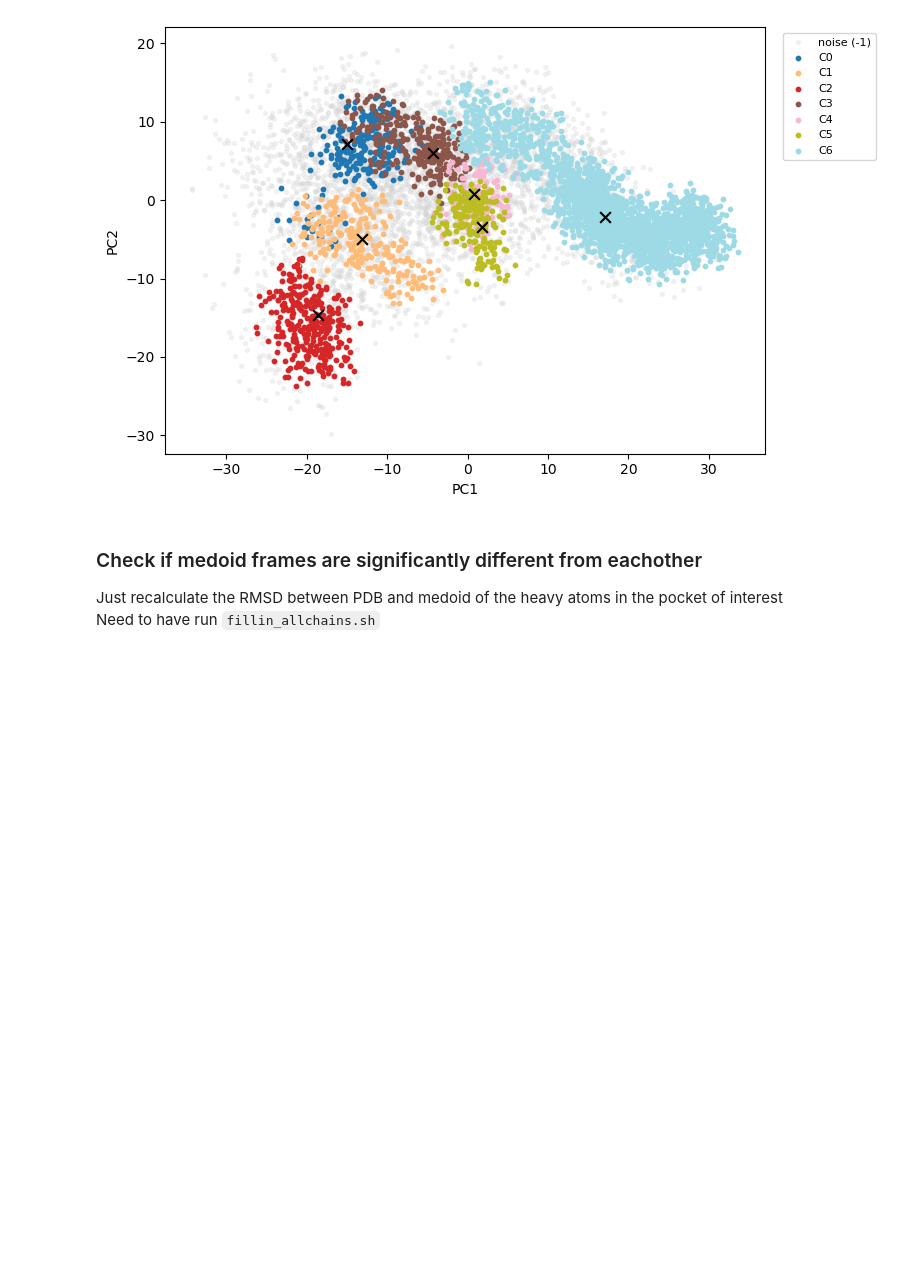
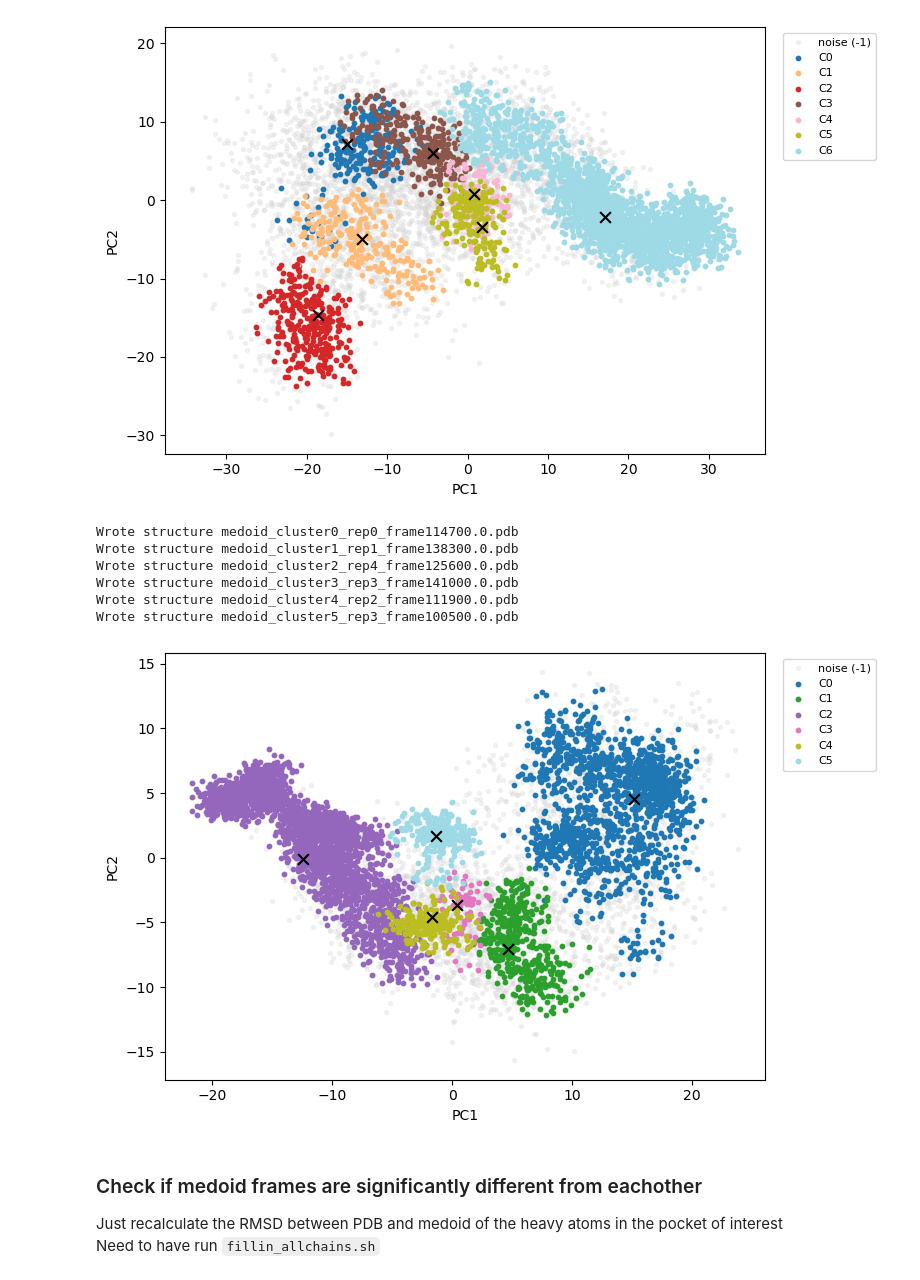
Before and after one commit to lxp974/md-medoid-extraction, a Jupyter notebook: notebooks/cluster_allreps.ipynb, the cells around one changed output. Drawn from its saved outputs; the diff is of its cells as text; code cells hidden in the pictures; blank space fills up the shorter version.

```diff
--- a/notebooks/cluster_allreps.ipynb
+++ b/notebooks/cluster_allreps.ipynb
@@ -228,0 +209,31 @@ Matrix formed and concatenated reps - matrix with shape (7500, 189)
+# %%
+sel_fp11_AD_CA = f'{sel_fp11_AD} and name CA'
+
+# Trajectories and universes
+rep_trajs = [("./r1_aligned.pdb", "./r1_aligned.xtc"),
+              ("./r2_aligned.pdb", "./r2_aligned.xtc"),
+                ("./r3_aligned.pdb", "./r3_aligned.xtc"),
+                ("./r4_aligned.pdb", "./r4_aligned.xtc"),
+                ("./r5_aligned.pdb", "./r5_aligned.xtc")] # aligned trajectories
+
+coords_CA = []
+frame_ids_CA =[]
+meta_CA = []
+
+for rep_id, (ref_pdb, ref_traj) in enumerate(rep_trajs):
+    uni = Universe(ref_pdb, ref_traj)
+    sel_atoms = uni.select_atoms(sel_fp11_AD_CA)
+    print(f'Analysing rep {rep_id+1}')
+
+    for ts in uni.trajectory[1000:2500]:
+        coords_CA.append(sel_atoms.positions.flatten())
+        frame_ids_CA.append(uni.trajectory.frame)
+        meta_CA.append([rep_id, ts.time])
+
+coords_CA_only = np.vstack(coords_CA)
+print (f'Matrix formed and concatenated reps - matrix with shape {np.shape(coords_CA_only)}')
+
+
+
+
+# need to add the extra PCA bit from above
@@ -259,3 +283,0 @@ def do_PCA(coords, n_PCA_components):
-# %%
-# Do PCA on all reps
-Xpca_fp11 = do_PCA(coords_all, 10)
@@ -504,6 +709,17 @@ Wrote structure medoid_cluster4_rep2_frame136100.0.pdb
 Wrote structure medoid_cluster5_rep3_frame100500.0.pdb
 Wrote structure medoid_cluster6_rep4_frame140600.0.pdb
 [figure]
+# %%
+# HDBSCAN on MDA PCA version of pocket heavy non-BB resids
+hdbscan_plot_pca(mda_Xpca[1], n_pcs_for_cluster=10, min_cluster_size=40, min_samples=None)
+# %% [output]
+Wrote structure medoid_cluster0_rep0_frame114700.0.pdb
+Wrote structure medoid_cluster1_rep1_frame138300.0.pdb
+Wrote structure medoid_cluster2_rep4_frame125600.0.pdb
+Wrote structure medoid_cluster3_rep3_frame141000.0.pdb
+Wrote structure medoid_cluster4_rep2_frame111900.0.pdb
+Wrote structure medoid_cluster5_rep3_frame100500.0.pdb
+[figure, added]
 # %%
 # # Using HDBSCAN (soft + medoids + optional writing)
 # import numpy as np
```
Also changed, not shown: parts of 24 cells of this notebook.
